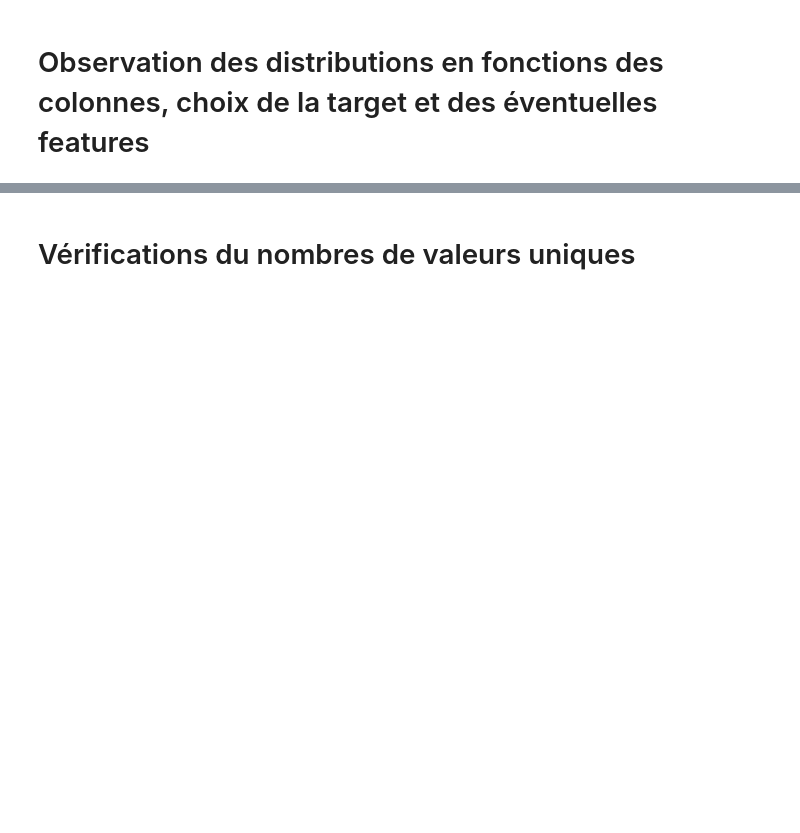
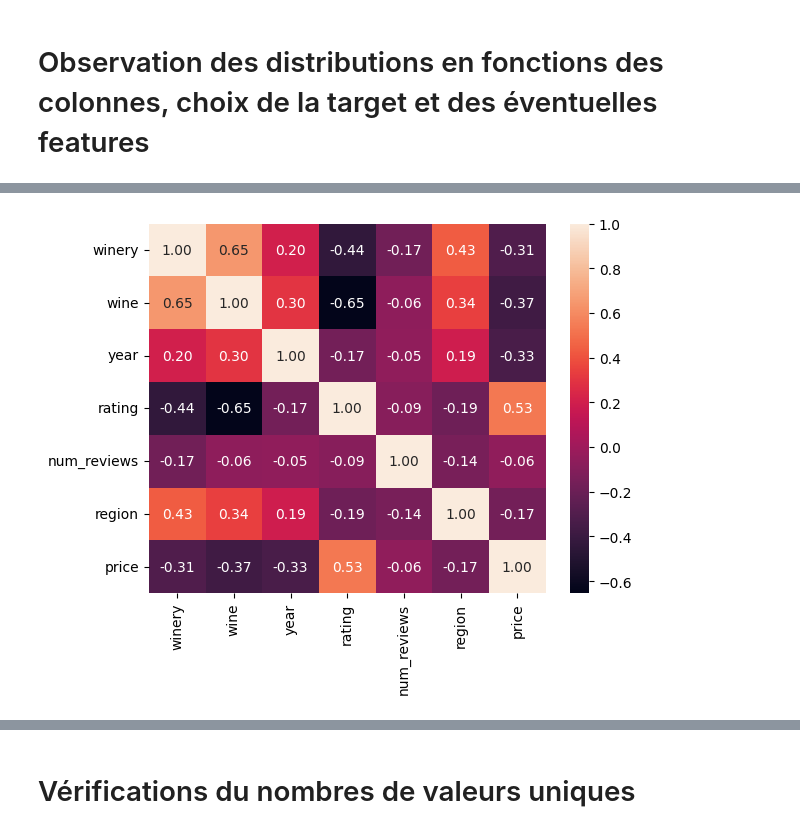
Before and after one commit to superhughhh/brief-My-first-Linear-Regression, a Jupyter notebook: spanish_wine.ipynb, the cells around one changed output, grey strips where cells are left out. Drawn from its saved outputs; the diff is of its cells as text; code cells hidden in the pictures; blank space fills up the shorter version.

```diff
--- a/spanish_wine.ipynb
+++ b/spanish_wine.ipynb
@@ -134,2 +117,4 @@ heatmap
 # %%
-# sns.heatmap(heatmap.corr(), annot=True, fmt='.2f')
+sns.heatmap(heatmap.corr(), annot=True, fmt='.2f'); plt.show()
+# %% [output]
+[figure, added]
```
Also changed, not shown: parts of 25 cells of this notebook, 1 other file.
